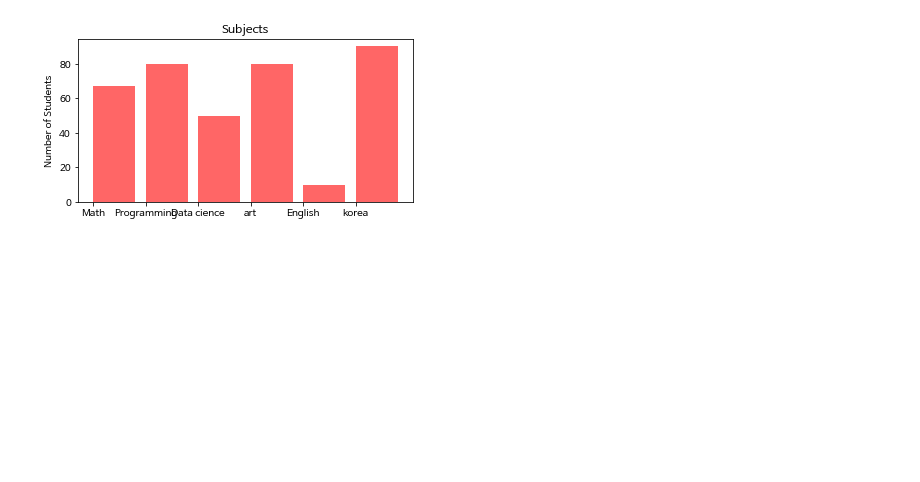
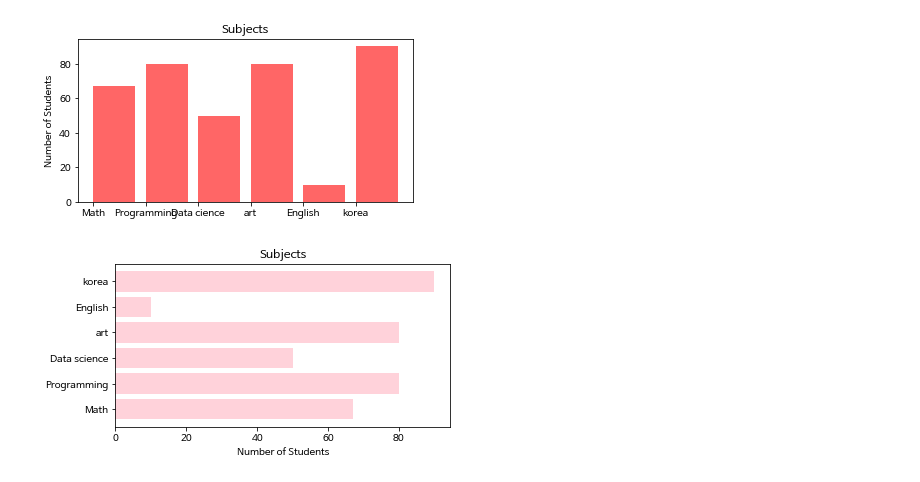
Before and after one commit to jeungsengho/python_6month, a Jupyter notebook: 4_matplotlib_모듈.ipynb, the cells around one changed output. Saved outputs shown, nothing was run; the diff lists cells and outputs as text; code cells hidden in the pictures; blank space fills up the shorter version.

```diff
--- a/4_matplotlib_모듈.ipynb
+++ b/4_matplotlib_모듈.ipynb
@@ -274,3 +274,16 @@ plt.title('Subjects')
 plt.show()
 # %% [output]
 [figure]
+# %%
+x = ['Math', 'Programming', 'Data science', 'art', 'English', 'korea']
+y = [67, 80, 50, 80, 10, 90]
+
+plt.figure(figsize=(6,3))
+# plt.bar(x, y, align='edge', alpha=0.6, color='red')
+plt.barh(x, y, align='center', alpha=0.7, color='pink')
+plt.yticks(x)
+plt.xlabel('Number of Students')
+plt.title('Subjects')
+plt.show()
+# %% [output]
+[figure, added]
```
